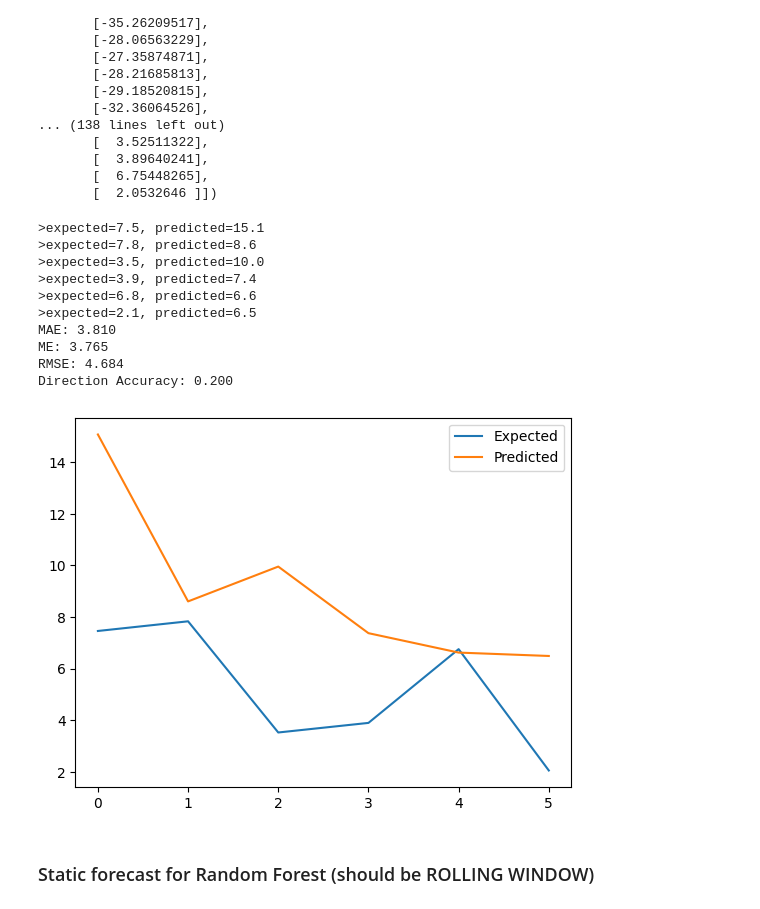
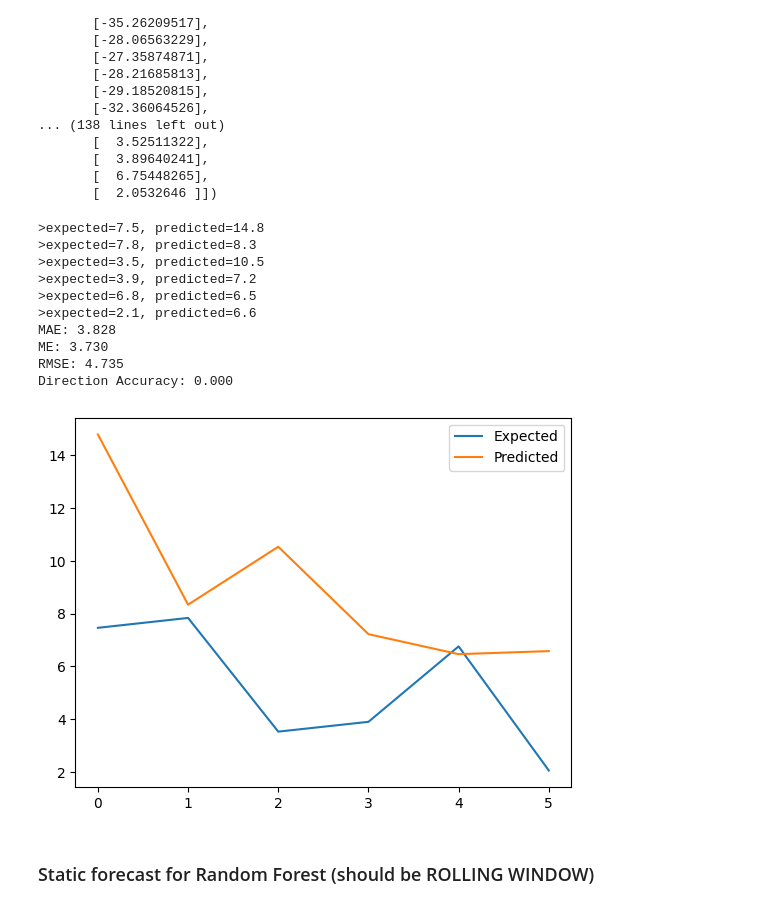
Before and after one commit to surajkarak/thesis, a Jupyter notebook: 3. RandomForest.ipynb, the cells around one changed output. Saved outputs shown, nothing was run; the diff lists cells and outputs as text; code cells hidden in the pictures.

```diff
--- a/RandomForest.ipynb
+++ b/3. RandomForest.ipynb
@@ -50,3 +48,26 @@ Tree based models can only predict within the range of training data. This impli
+# %%
+# transform a time series dataset into a supervised learning dataset
+def series_to_supervised(data, n_in=1, n_out=1, dropnan=True):
+ n_vars = 1 if type(data) is list else data.shape[1]
+ df = pd.DataFrame(data)
+ cols = list()
+ # input sequence (t-n, ... t-1)
+ for i in range(n_in, 0, -1):
+    cols.append(df.shift(i))
+ # forecast sequence (t, t+1, ... t+n)
+ for i in range(0, n_out):
+    cols.append(df.shift(-i))
+    # put it all together
+    agg = concat(cols, axis=1)
+# drop rows with NaN values
+ if dropnan:
+    agg.dropna(inplace=True)
+ return agg.values
+# %%
+
+# split a univariate dataset into train/test sets
+def train_test_split(data, n_test):
+ return data[:-n_test, :], data[-n_test:, :]
 # %% [markdown]
 ### Walk-forward validation
 # %%
@@ -144,28 +144,28 @@ array([[-37.51931788],
 rf_data = series_to_supervised(X, n_in=4)
 # %%
 # evaluate
-mae, me, rmse, y, yhat, direction_accuracy = rf_walk_forward_validation(data, 6)
+mae, me, rmse, y, yhat, direction_accuracy = rf_walk_forward_validation(rf_data, 6)
 print('MAE: %.3f' % mae)
 print('ME: %.3f' % me)
 print('RMSE: %.3f' % rmse)
 print('Direction Accuracy: %.3f' % direction_accuracy)
 # plot expected vs preducted
 plt.plot(y, label='Expected')
 plt.plot(yhat, label='Predicted')
 plt.legend()
 plt.show()
 # %% [output]
->expected=7.5, predicted=15.1
->expected=7.8, predicted=8.6
->expected=3.5, predicted=10.0
->expected=3.9, predicted=7.4
->expected=6.8, predicted=6.6
->expected=2.1, predicted=6.5
-MAE: 3.810
-ME: 3.765
-RMSE: 4.684
-Direction Accuracy: 0.200
+>expected=7.5, predicted=14.8
+>expected=7.8, predicted=8.3
+>expected=3.5, predicted=10.5
+>expected=3.9, predicted=7.2
+>expected=6.8, predicted=6.5
+>expected=2.1, predicted=6.6
+MAE: 3.828
+ME: 3.730
+RMSE: 4.735
+Direction Accuracy: 0.000
-[figure, old version]
+[figure, new version]
 # %% [markdown]
 ### Static forecast for Random Forest (should be ROLLING WINDOW)
 # %%
```
Also changed, not shown: parts of 6 cells of this notebook, 1 other file.
